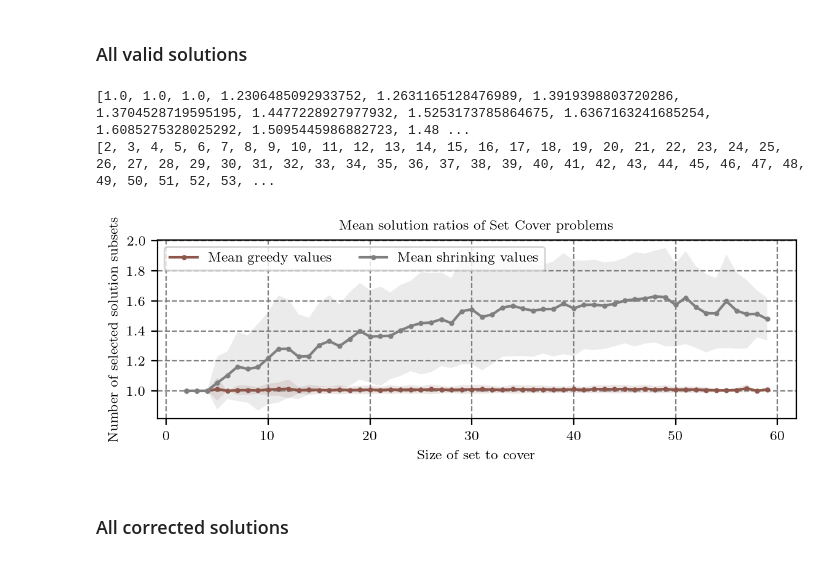
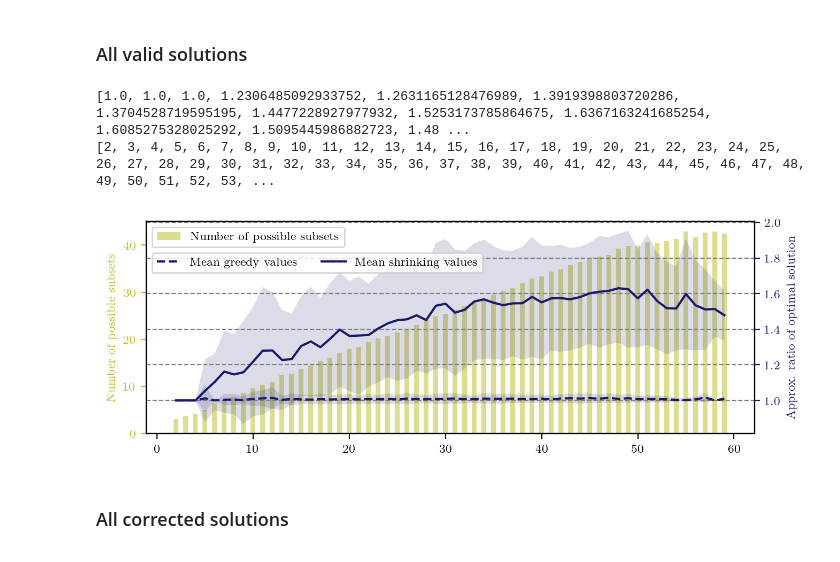
Before and after one commit to jernejrudifinzgar/qiro, a Jupyter notebook: Experiments/SetCover/scripts/plotting_file.ipynb, the cells around one changed output. Drawn from its saved outputs; the diff is of its cells as text; code cells hidden in the pictures.

```diff
--- a/Experiments/SetCover/scripts/plotting_file.ipynb
+++ b/Experiments/SetCover/scripts/plotting_file.ipynb
@@ -82,6 +79,7 @@ def gurobi_solver(set, subsets):
     return set_size
 # %%
 set_sizes = []
+subset_sizes = []
 shrinking_sizes = []
 greedy_sizes = []
 num_examples = 0
@@ -107,6 +105,7 @@ for n in ns:
         #corrected_shrinking_size = size_shrinking + rest_size
 
         set_sizes.append(size)
+        subset_sizes.append(len(subsets))
         #for original size:
         shrinking_sizes.append(size_shrinking/optimal_size)
 
@@ -140,10 +139,12 @@ num_examples
 # %%
 size_to_shrinking_values = defaultdict(list)
 size_to_greedy_values = defaultdict(list)
+subset_size_to_shrinking_values = defaultdict(list)
 
 # Fill the dictionary with values corresponding to each size
-for size, shrinking_value, greedy_value in zip(set_sizes, shrinking_sizes, greedy_sizes):
+for size, subset_size, shrinking_value, greedy_value in zip(set_sizes, subset_sizes, shrinking_sizes, greedy_sizes):
     size_to_shrinking_values[size].append(shrinking_value)
+    subset_size_to_shrinking_values[size].append(subset_size)
     size_to_greedy_values[size].append(greedy_value)
 
 
@@ -151,6 +152,8 @@ for size, shrinking_value, greedy_value in zip(set_sizes, shrinking_sizes, greed
 unique_sizes = []
 mean_values_shrinking = []
 std_values_shrinking = []
+mean_subset_sizes = []
+std_subset_sizes = []
 mean_values_greedy = []
 std_values_greedy = []
 
@@ -160,6 +163,11 @@ for size in size_to_shrinking_values:
     unique_sizes.append(size)
     mean_values_shrinking.append(np.mean(size_to_shrinking_values[size]))
     std_values_shrinking.append(np.std(size_to_shrinking_values[size]))
+
+for size in subset_size_to_shrinking_values:
+    mean_subset_sizes.append(np.mean(subset_size_to_shrinking_values[size]))
+    std_subset_sizes.append(np.std(subset_size_to_shrinking_values[size]))
+
 
 # Compute mean values for each unique size
 for size in size_to_greedy_values:
@@ -174,11 +182,13 @@ for size in size_to_greedy_values:
 
 
 list_to_sort_by = unique_sizes
-zipped_lists = zip(list_to_sort_by, unique_sizes, mean_values_shrinking, std_values_shrinking, mean_values_greedy, std_values_greedy)
+zipped_lists = zip(list_to_sort_by, unique_sizes, mean_values_shrinking, std_values_shrinking, mean_values_greedy, std_values_greedy, mean_subset_sizes, std_subset_sizes)
 sorted_zipped_lists = sorted(zipped_lists, key = lambda x: x[0])
-_, sorted_unique_sizes, sorted_mean_values_shrinking, sorted_std_values_shrinking, sorted_mean_values_greedy, sorted_std_values_greedy = zip(*sorted_zipped_lists)
+_, sorted_unique_sizes, sorted_mean_values_shrinking, sorted_std_values_shrinking, sorted_mean_values_greedy, sorted_std_values_greedy, sorted_mean_subset_sizes, sorted_std_subset_sizes = zip(*sorted_zipped_lists)
 sorted_unique_sizes = list(sorted_unique_sizes)
 sorted_mean_values_shrinking = list(sorted_mean_values_shrinking)
 sorted_mean_values_greedy = list(sorted_mean_values_greedy)
 sorted_std_values_shrinking = list(sorted_std_values_shrinking)
 sorted_std_values_greedy = list(sorted_std_values_greedy)
+sorted_mean_subset_sizes = list(sorted_mean_subset_sizes)
+sorted_std_subset_sizes = list(sorted_std_subset_sizes)
@@ -220,37 +212,52 @@ sorted_unique_sizes.pop()
 # %% [markdown]
 ### All valid solutions
 # %%
-colors=['tab:blue', 'tab:orange', 'tab:green', 'tab:red', 'tab:purple', 'tab:pink', 'tab:brown', 'tab:grey', 'tab:olive', 'tab:cyan']
-fig, ax = plt.subplots(1, 1, dpi=200, figsize=(2 * 3.35, 1.* 9 * 3.35 / 16))
+colors=['tab:blue', 'tab:orange', 'tab:green', 'tab:red', 'tab:purple', 'tab:pink', 'midnightblue', 'tab:olive', 'tab:grey','tab:brown', 'tab:cyan']
+fig, ax1 = plt.subplots(1, 1, dpi=200, figsize=(2 * 3.35, 1.3* 9 * 3.35 / 16))
+
+ax2 = ax1.twinx()
+ax1.set_ylabel('Number of possible subsets', color=colors[7])
+handle = ax1.bar(sorted_unique_sizes, sorted_mean_subset_sizes, width = 0.5, label = 'Number of subsets', color = colors[7], alpha = 0.5)
+
 
 upper_bound = [i + j for i, j in zip(sorted_mean_values_greedy, sorted_std_values_greedy)]
 lower_bound = [i - j for i, j in zip(sorted_mean_values_greedy, sorted_std_values_greedy )]
-ax.fill_between(sorted_unique_sizes, lower_bound, upper_bound, alpha = 0.15, color = colors[6], edgecolor = None)
+ax2.fill_between(sorted_unique_sizes, lower_bound, upper_bound, alpha = 0.15, color = colors[6], edgecolor = None)
 
 upper_bound = [i + j for i, j in zip(sorted_mean_values_shrinking, sorted_std_values_shrinking)]
 lower_bound = [i - j for i, j in zip(sorted_mean_values_shrinking, sorted_std_values_shrinking)]
-ax.fill_between(sorted_unique_sizes, lower_bound, upper_bound, alpha = 0.15, color = colors[7], edgecolor = None)
+ax2.fill_between(sorted_unique_sizes, lower_bound, upper_bound, alpha = 0.15, color = colors[6], edgecolor = None)
 
 print(upper_bound)
 print(sorted_unique_sizes)
 
-ax.plot(sorted_unique_sizes, sorted_mean_values_greedy, marker='o', markersize = 2, linestyle='-', color=colors[6], label='Mean greedy values')
-ax.plot(sorted_unique_sizes, sorted_mean_values_shrinking, marker='o', markersize = 2, linestyle='-', color=colors[7], label='Mean shrinking values')
-ax.yaxis.grid(color='gray', linestyle='dashed')
-ax.xaxis.grid(color='gray', linestyle='dashed')
+ax2.plot(sorted_unique_sizes, sorted_mean_values_greedy, linestyle= '--', color=colors[6], label='Mean greedy values')
+
+ax2.plot(sorted_unique_sizes, sorted_mean_values_shrinking, linestyle='solid', color=colors[6], label='Mean shrinking values')
+
+ax2.yaxis.grid(color='gray', linestyle='dashed')
+ax2.xaxis.grid(color='gray', linestyle='dashed')
 # Adding labels and title
-plt.xlabel('Size of set to cover')
-plt.ylabel('Number of selected solution subsets')
-plt.title('Mean solution ratios of Set Cover problems')
-plt.legend(loc = 'upper left', ncols=2)
 
+
+ax2.set_xlabel('Size of set to cover')
+ax2.set_ylabel('Approx. ratio of optimal solution', color = colors[6])
+ax2.tick_params(axis='y', colors = colors[6])
+ax1.tick_params(axis='y', colors = colors[7])
+
+ax2.legend(loc = 'upper left', ncols=2, bbox_to_anchor=(0, 0.88))
+
+ax1.legend([handle], ['Number of possible subsets'], loc = 'upper left', ncols=1, bbox_to_anchor=(0, 1))
+
+
+
+fig.tight_layout()
 # Show the plot
-plt.grid(True)
 plt.show()
 # %% [output]
 [1.0, 1.0, 1.0, 1.2306485092933752, 1.2631165128476989, 1.3919398803720286, 1.3704528719595195, 1.4477228927977932, 1.5253173785864675, 1.6367163241685254, 1.6085275328025292, 1.5095445986882723, 1.48 ...
 [2, 3, 4, 5, 6, 7, 8, 9, 10, 11, 12, 13, 14, 15, 16, 17, 18, 19, 20, 21, 22, 23, 24, 25, 26, 27, 28, 29, 30, 31, 32, 33, 34, 35, 36, 37, 38, 39, 40, 41, 42, 43, 44, 45, 46, 47, 48, 49, 50, 51, 52, 53, ...
-[figure, old version]
+[figure, new version]
 # %% [markdown]
 ### All corrected solutions
 # %%
```
Also changed, not shown: parts of 2 cells of this notebook, 8 other files.
